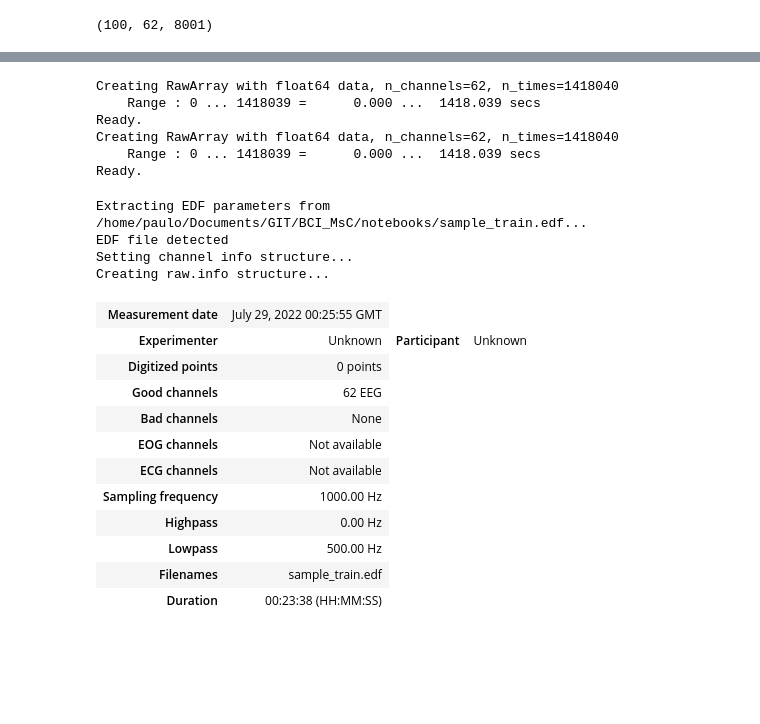
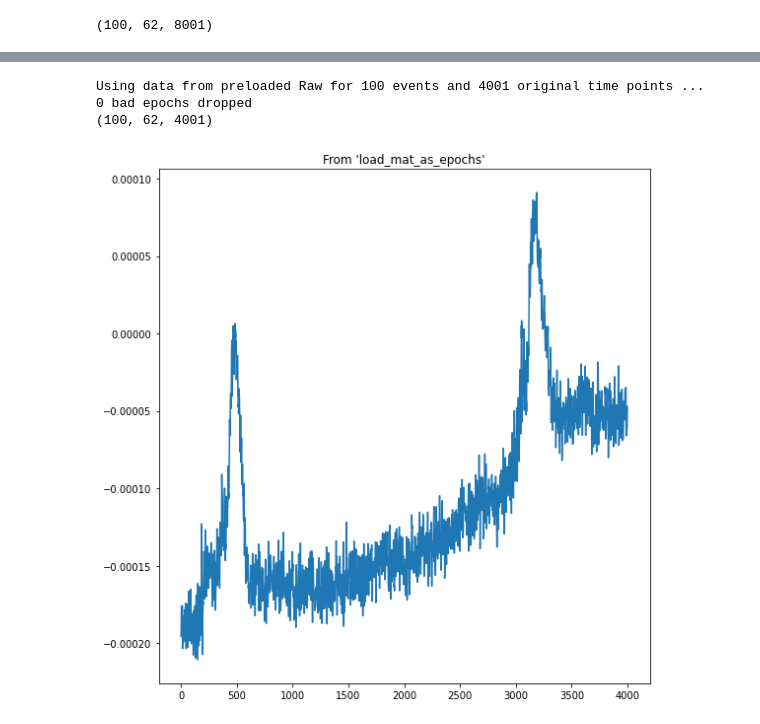
Before and after one commit to Kotzly/BCI_MsC, a Jupyter notebook: notebooks/OpenBMI.ipynb, the cells around one changed output, grey strips where cells are left out. Saved outputs shown, nothing was run; the diff lists cells and outputs as text; code cells hidden in the pictures; blank space fills up the shorter version.

Commit message:
13 fixing openbmi dataset saving bugs

```diff
--- a/notebooks/OpenBMI.ipynb
+++ b/notebooks/OpenBMI.ipynb
@@ -89,11 +86,12 @@ mat = loadmat(filepath)
 # %%
 
+mat = loadmat(filepath)
 data_dict = mat_to_dict(mat["EEG_MI_train"])
-test_data_dict = mat_to_dict(mat["EEG_MI_train"])
+data_dict_2 = mat_to_dict(mat["EEG_MI_test"])
 
 # subjects were instructed to gaze at the center
 # point of the monitor without a particular task for one minute
 # in order to record the resting state EEG data before and after
 # each experimental task.
-data_dict.keys(), test_data_dict.keys()
+data_dict.keys()
 # %% [output]
@@ -272,12 +271,6 @@ def mat_dict_to_raw(mat_dict, labels, **info_kwargs):
 
     annotations = mne.annotations_from_events(events, sfreq)
     raw = raw.set_annotations(annotations)
-    # Scaling of the figure.
-    # For actual EEG/MEG data different scaling factors should be used.
-    # scalings = {'eeg': 1e6}
-
-    # It is also possible to auto-compute scalings
-    # scalings = 'auto'  # Could also pass a dictionary with some value == 'auto'
 
     return raw
 
@@ -288,11 +281,12 @@ def raw_to_epochs(raw, tmin=-2, tmax=6):
         raw,
         events,
         event_repeated="drop",
-        tmin=-2,
-        tmax=6,
+        tmin=tmin,
+        tmax=tmax,
         reject=None,
         baseline=None,
     )
+    return epochs
 
 def load_mat_as_raw(input_filepath):
 
@@ -302,8 +296,8 @@ def load_mat_as_raw(input_filepath):
     test_data_dict = mat_to_dict(mat["EEG_MI_test"])
 
     # Filter valus from paper
-    train_raw = mat_dict_to_raw(train_data_dict, train_data_dict["y_logic"][0], lowpass=40., highpass=.5)
-    test_raw = mat_dict_to_raw(test_data_dict, test_data_dict["y_logic"][1], lowpass=40., highpass=.5)
+    train_raw = mat_dict_to_raw(train_data_dict, train_data_dict["y_dec"].flatten(), lowpass=40., highpass=.5)
+    test_raw = mat_dict_to_raw(test_data_dict, test_data_dict["y_dec"].flatten(), lowpass=40., highpass=.5)
 
     return train_raw, test_raw
 
@@ -321,3 +315,5 @@ def mat_to_edf(input_filepath, output_filepaths, overwrite=False):
     train_raw, test_raw = load_mat_as_raw(input_filepath)
     train_raw.export(train_output_filepath, overwrite=overwrite)
     test_raw.export(test_output_filepath, overwrite=overwrite)
+# %%
+train_epochs, test_epochs = load_mat_as_epochs(filepath, tmin=0, tmax=4)
@@ -324,34 +337,23 @@ def mat_to_edf(input_filepath, output_filepaths, overwrite=False):
+# %%
+data = train_epochs.get_data()
+# %%
+print(data.shape)
+plt.figure(figsize=(6, 6))
+plt.title("From 'load_mat_as_epochs'")
+plt.plot(data[1, 0])
+plt.tight_layout()
+plt.show()
+# %% [output]
+Using data from preloaded Raw for 100 events and 4001 original time points ...
+0 bad epochs dropped
+(100, 62, 4001)
+[figure, added]
 # %%
-filepath = Path("/home/paulo/Documents/datasets/OpenBMI/sess01_subj01_EEG_MI.mat")
+# filepath = Path("/home/paulo/Documents/datasets/OpenBMI/sess01_subj01_EEG_MI.mat")
 
-mat_to_edf(filepath, ("sample_train.edf", "sample_test.edf"))
+# mat_to_edf(filepath, ("sample_train.edf", "sample_test.edf"))
+# edf = mne.io.read_raw_edf("sample_train.edf")
+# edf
-# %% [output]
-Creating RawArray with float64 data, n_channels=62, n_times=1418040
-    Range : 0 ... 1418039 =      0.000 ...  1418.039 secs
-Ready.
-Creating RawArray with float64 data, n_channels=62, n_times=1418040
-    Range : 0 ... 1418039 =      0.000 ...  1418.039 secs
-Ready.
-# %%
-edf = mne.io.read_raw_edf("sample_train.edf")
-edf
-# %% [output]
-Extracting EDF parameters from /home/paulo/Documents/GIT/BCI_MsC/notebooks/sample_train.edf...
-EDF file detected
-Setting channel info structure...
-Creating raw.info structure...
-| Measurement date | July 29, 2022 00:25:55 GMT |
-| Experimenter | Unknown | Participant | Unknown |
-| Digitized points | 0 points |
-| Good channels | 62 EEG |
-| Bad channels | None |
-| EOG channels | Not available |
-| ECG channels | Not available |
-| Sampling frequency | 1000.00 Hz |
-| Highpass | 0.00 Hz |
-| Lowpass | 500.00 Hz |
-| Filenames | sample_train.edf |
-| Duration | 00:23:38 (HH:MM:SS) |
 # %%
 path = Path("/home/paulo/Documents/datasets/OpenBMI/")
 edf_path = path / "edf"
```
Also changed, not shown: parts of 9 cells of this notebook, 1 other file.
